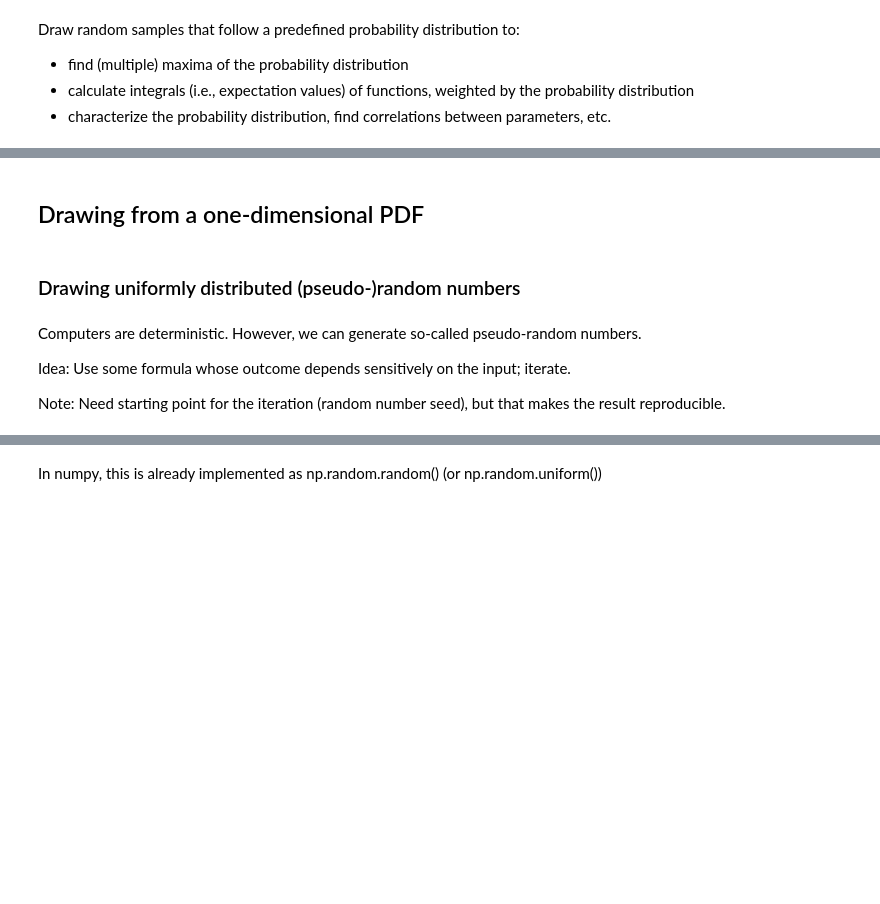
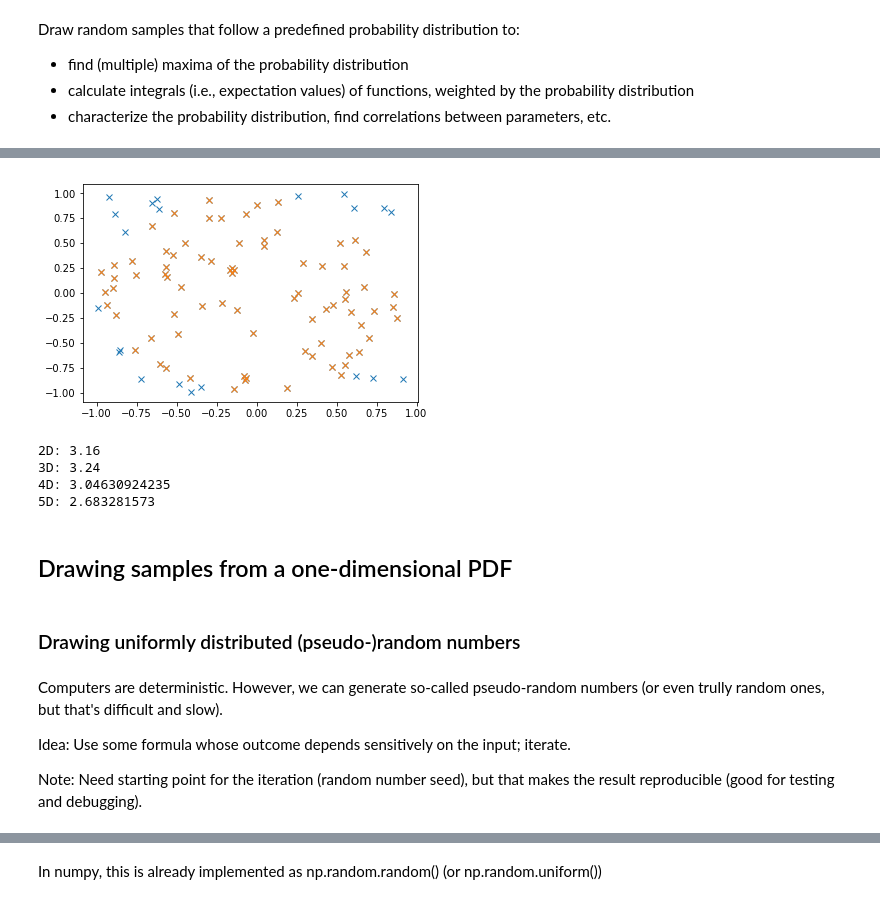
Before and after one commit to ttricco/cta200h, a Jupyter notebook: lecture6/monte_carlo.ipynb, the cells around one changed output, grey strips where cells are left out. Drawn from its saved outputs; the diff is of its cells as text; code cells hidden in the pictures; blank space fills up the shorter version.

```diff
--- a/lecture6/monte_carlo.ipynb
+++ b/lecture6/monte_carlo.ipynb
@@ -11,10 +18,37 @@ Draw random samples that follow a predefined probability distribution to:
+# %%
+N=100 # the more random samples we have, the more accurate our result is
+x = np.random.uniform(-1.,1.,N)
+y = np.random.uniform(-1.,1.,N)
+r=np.sqrt(x*x+y*y)
+plt.plot(x,y,'x')
+plt.plot(x[r<1],y[r<1],'x')
+plt.show()
+print '2D:',4*len(x[r<1])/len(x)
+
+z = np.random.uniform(-1.,1.,N)
+r=np.sqrt(x*x+y*y+z*z)
+print '3D:',6*len(x[r<1])/len(x)
+
+t = np.random.uniform(-1.,1.,N)
+r=np.sqrt(x*x+y*y+z*z+t*t)
+print '4D:',np.sqrt(32*len(x[r<1])/len(x))
+
+f = np.random.uniform(-1.,1.,N)
+r=np.sqrt(x*x+y*y+z*z+t*t+f*f)
+print '5D:',np.sqrt(60*len(x[r<1])/len(x))
+# %% [output]
+[figure, added]
+2D: 3.16
+3D: 3.24
+4D: 3.04630924235
+5D: 2.683281573
 # %% [markdown]
-## Drawing from a one-dimensional PDF
+## Drawing samples from a one-dimensional PDF
 # %% [markdown]
 ### Drawing uniformly distributed (pseudo-)random numbers
 # %% [markdown]
-Computers are deterministic. However, we can generate so-called pseudo-random numbers.
+Computers are deterministic. However, we can generate so-called pseudo-random numbers (or even trully random ones, but that's difficult and slow).
 
 Idea: Use some formula whose outcome depends sensitively on the input; iterate.
 
-Note: Need starting point for the iteration (random number seed), but that makes the result reproducible.
+Note: Need starting point for the iteration (random number seed), but that makes the result reproducible (good for testing and debugging).
```
Also changed, not shown: parts of 51 cells of this notebook.
